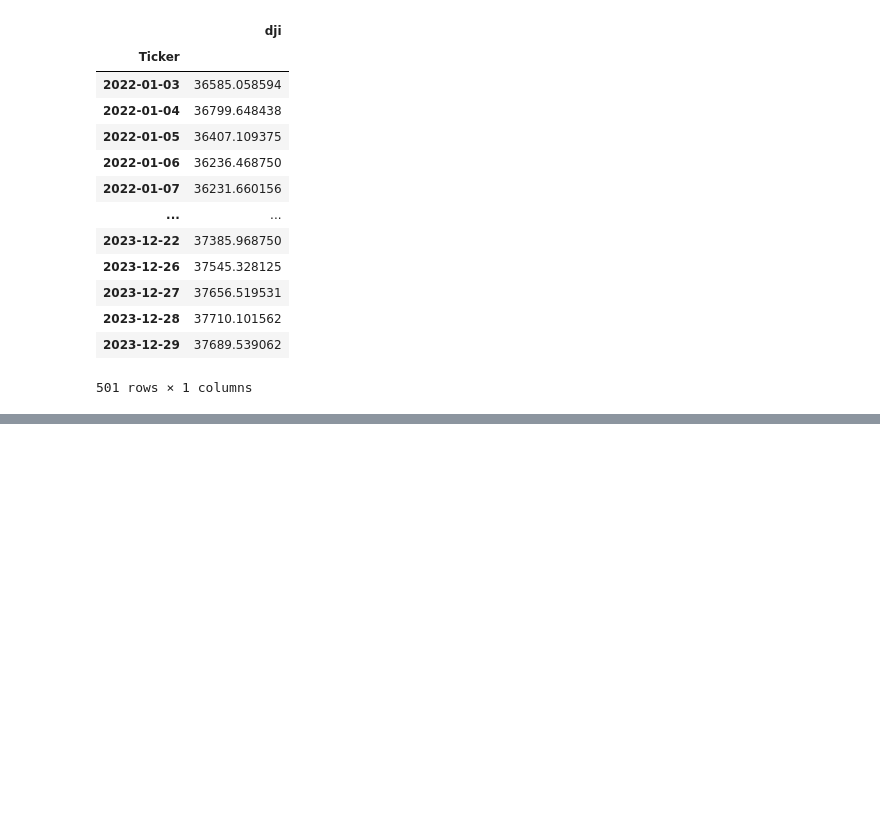
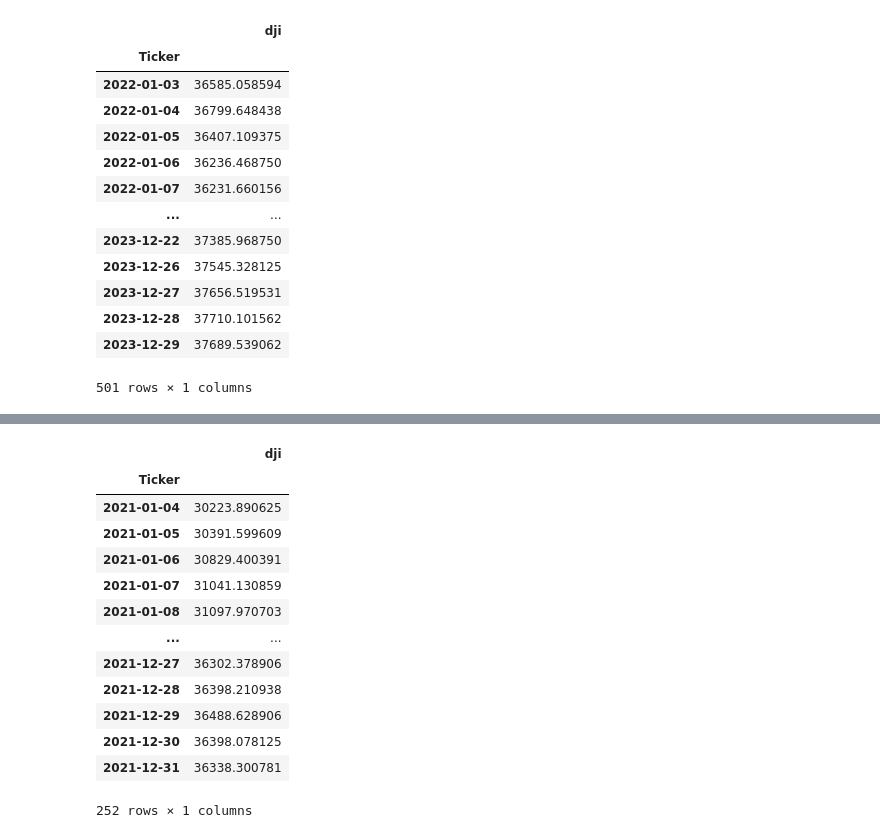
Before and after one commit to PaulaPerazzo/Deep-Gym-Trading, a Jupyter notebook: djones.ipynb, the cells around one changed output, grey strips where cells are left out. Saved outputs shown, nothing was run; the diff lists cells and outputs as text; code cells hidden in the pictures; blank space fills up the shorter version.

```diff
--- a/djones.ipynb
+++ b/djones.ipynb
@@ -685,0 +717,20 @@ post_pandemic_data
+# %%
+### get 2021 data
+data_2021 = data[data.index.year == 2021]
+data_2021.to_csv("./data/dji_index_2021.csv")
+data_2021
+# %% [output]
+|  | dji |
+| Ticker |  |
+| 2021-01-04 | 30223.890625 |
+| 2021-01-05 | 30391.599609 |
+| 2021-01-06 | 30829.400391 |
+| 2021-01-07 | 31041.130859 |
+| 2021-01-08 | 31097.970703 |
+| ... | ... |
+| 2021-12-27 | 36302.378906 |
+| 2021-12-28 | 36398.210938 |
+| 2021-12-29 | 36488.628906 |
+| 2021-12-30 | 36398.078125 |
+| 2021-12-31 | 36338.300781 |
+252 rows × 1 columns
```
Also changed, not shown: parts of 8 cells of this notebook, 31 other files.
